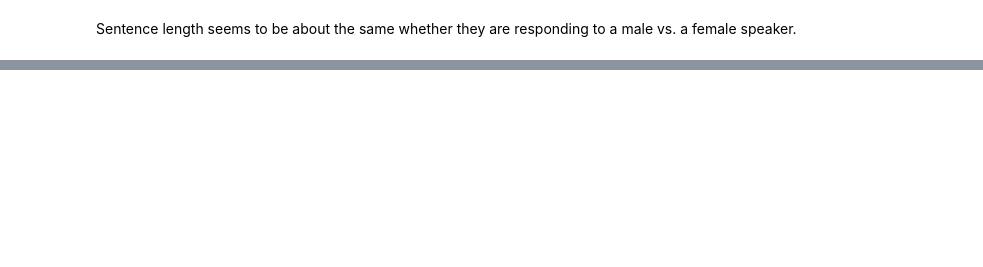
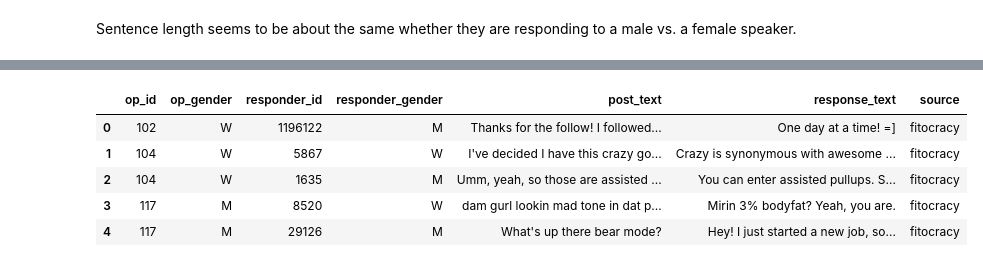
Before and after one commit to Data-Science-for-Linguists-2019/Gendered-Interaction-Online, a Jupyter notebook: main_analysis.ipynb, the cells around one changed output, grey strips where cells are left out. Cells and saved outputs as stored; diff of their text form; code cells hidden in the pictures; blank space fills up the shorter version.

```diff
--- a/main_analysis.ipynb
+++ b/main_analysis.ipynb
@@ -1159,0 +1229,14 @@ And once again, the google k-band doesn't really differ between genders.
+# %%
+gender_visible_df = pd.concat([fitocracy_df, reddit_gender_visible], ignore_index=True)
+
+# let's drop the post id column too and just use the index as post id
+gender_visible_df.drop(labels=['post_id'], axis=1, inplace=True)
+
+gender_visible_df.head()
+# %% [output]
+|  | op_id | op_gender | responder_id | responder_gender | post_text | response_text | source |
+| 0 | 102 | W | 1196122 | M | Thanks for the follow! I followed... | One day at a time! =] | fitocracy |
+| 1 | 104 | W | 5867 | W | I've decided I have this crazy go... | Crazy is synonymous with awesome ... | fitocracy |
+| 2 | 104 | W | 1635 | M | Umm, yeah, so those are assisted ... | You can enter assisted pullups. S... | fitocracy |
+| 3 | 117 | M | 8520 | W | dam gurl lookin mad tone in dat p... | Mirin 3% bodyfat? Yeah, you are. | fitocracy |
+| 4 | 117 | M | 29126 | M | What's up there bear mode? | Hey! I just started a new job, so... | fitocracy |
```
Also changed, not shown: parts of 59 cells of this notebook.
